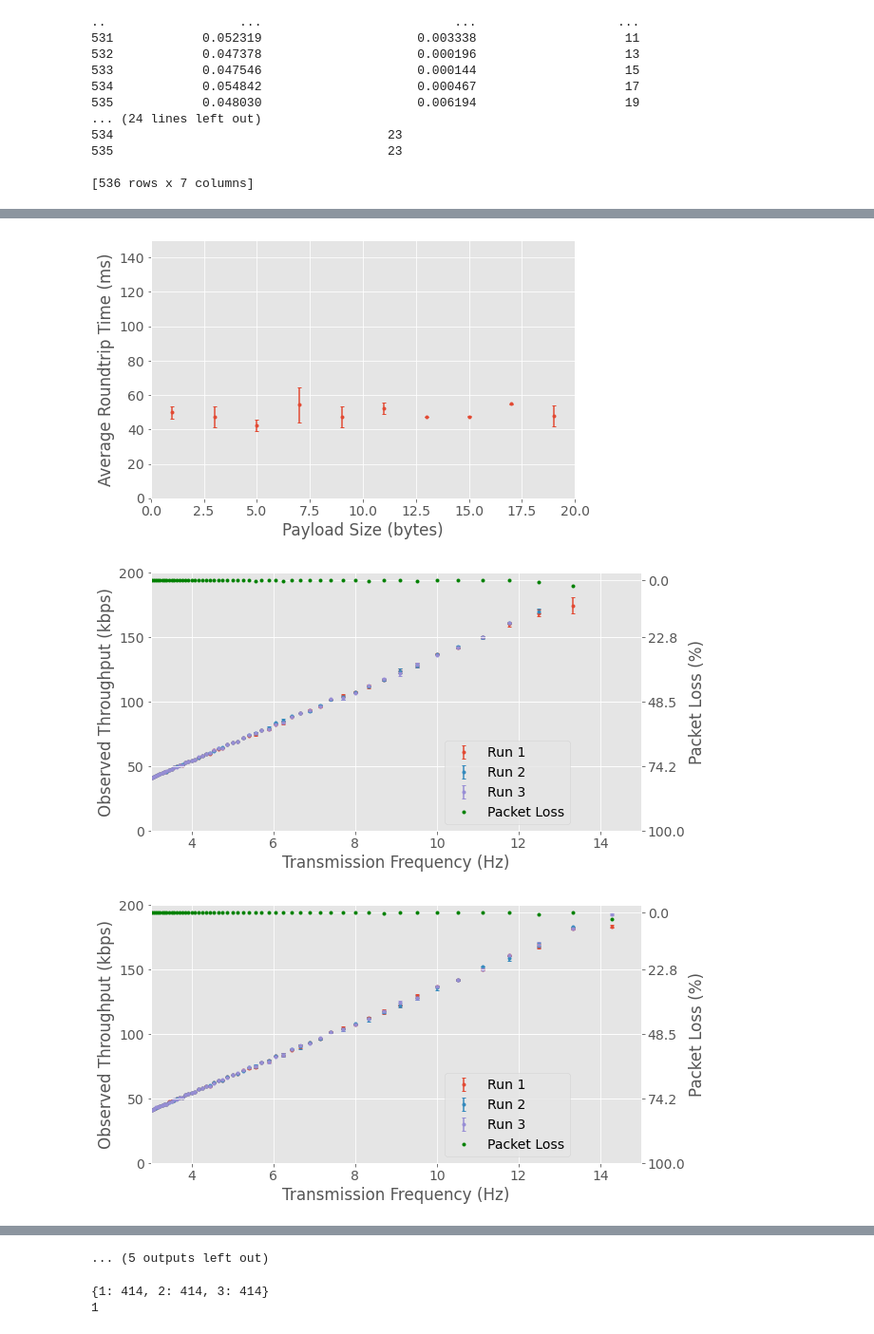
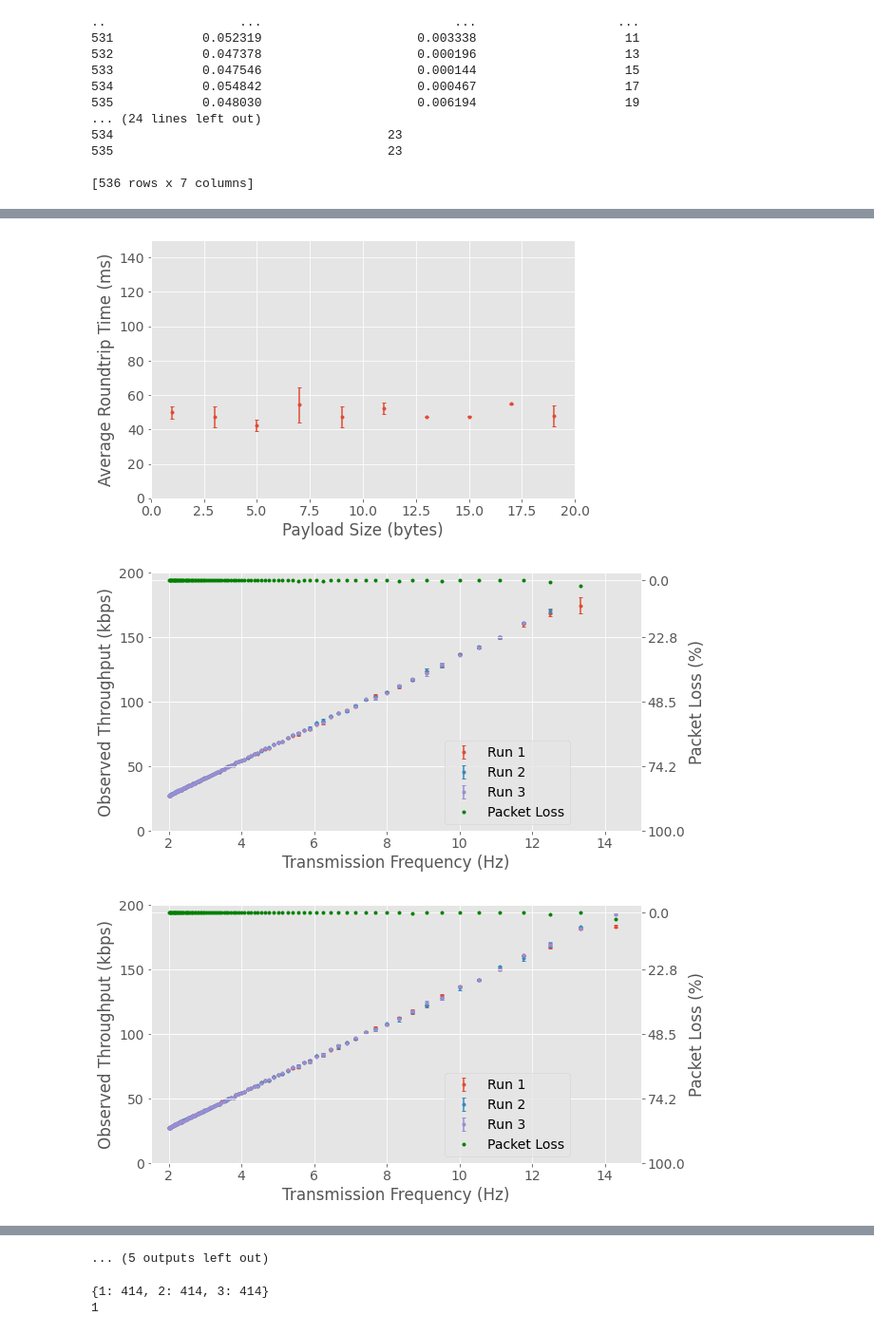
Before and after one commit to jncfa/masters-dissertation, a Jupyter notebook: images/data_process.ipynb, the cells around one changed output, grey strips where cells are left out. Shown: that part at 95% size. Cells and saved outputs as stored; diff of their text form; code cells hidden in the pictures.

```diff
--- a/images/data_process.ipynb
+++ b/images/data_process.ipynb
@@ -440,10 +440,10 @@ for test in tests:
 
                     if (adapter == "hci1"):
                         twinaxis.legend(lines + lines2, labels + labels2, loc=(0.025, 0.3))
-                        axis.set_xlim(0, 45)
+                        axis.set_xlim(1.5, 45)
                     else:
                         twinaxis.legend(lines + lines2, labels + labels2, loc=(0.6, 0.025))
-                        axis.set_xlim(0, 15)
+                        axis.set_xlim(1.5, 15)
 
                     #axis.xaxis.set_ticks([5, 10, 15, 20, 25, 30, 35, 40])
                     #twinaxis.set_xtick_labels([x if x != -3 else 0 for x in twinaxis.get_xticks()])
@@ -454,32 +454,32 @@ for test in tests:
                     fig.savefig(r"ble-bandwidth-{}-{}cm.pdf".format(adapter, distance))
 
 
 #print(roundtriptest_results)
 # %% [output]
 Empty DataFrame
 Columns: [Roundtrip Time (s), Standard Dev Roundtrip Time, Payload Size (bytes), Adapter, Physical Layer, Distance (cm), ATT Maximum Transmission Unit (bytes)]
 Index: []
 Empty DataFrame
 Columns: [Roundtrip Time (s), Standard Dev Roundtrip Time, Payload Size (bytes), Adapter, Physical Layer, Distance (cm), ATT Maximum Transmission Unit (bytes)]
 Index: []
 Empty DataFrame
 Columns: [Roundtrip Time (s), Standard Dev Roundtrip Time, Payload Size (bytes), Adapter, Physical Layer, Distance (cm), ATT Maximum Transmission Unit (bytes)]
 Index: []
 Empty DataFrame
 Columns: [Roundtrip Time (s), Standard Dev Roundtrip Time, Payload Size (bytes), Adapter, Physical Layer, Distance (cm), ATT Maximum Transmission Unit (bytes)]
 Index: []
 ... (76 lines left out)
 dist:600, adap:hci1) bandwidth 24.8 (+-7.43) kbps, time between packets 30.0 (->45.2) ms, packet loss 27.2 %
 dist:900, adap:hci1) bandwidth 22.3 (+-4.51) kbps, time between packets 35.0 (->50.2) ms, packet loss 27.1 %
 dist:900, adap:hci1) bandwidth 24.8 (+-6.35) kbps, time between packets 30.0 (->45.2) ms, packet loss 28.9 %
 dist:900, adap:hci1) bandwidth 23.3 (+-6.78) kbps, time between packets 25.0 (->48.2) ms, packet loss 43.5 %
 [figure]
 [figure]
 [figure]
 [figure]
 [figure]
 [figure]
 [figure]
 [figure]
-[figure, old version]
+[figure, new version]
-[figure, old version]
+[figure, new version]
```
Also changed, not shown: parts of 1 cell of this notebook, 3 other files.
